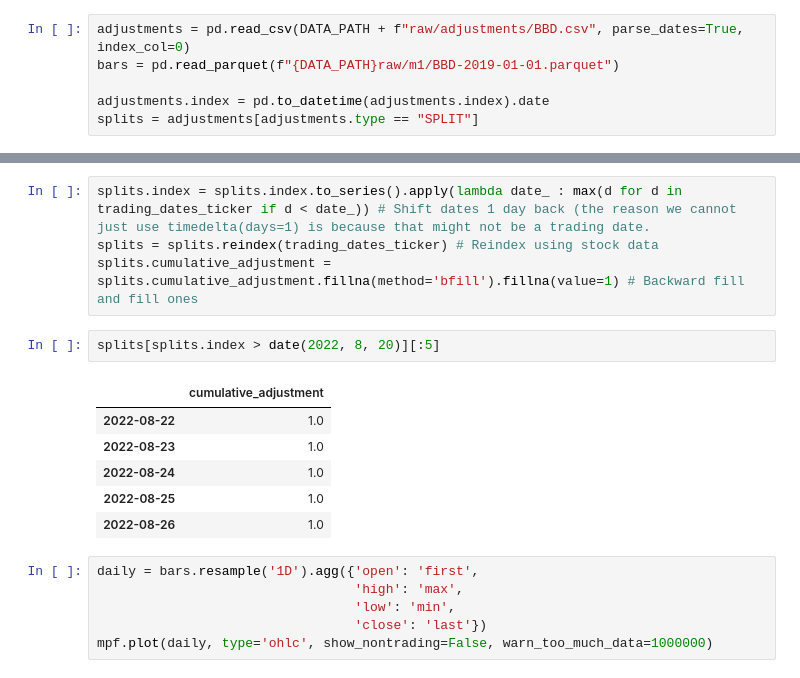
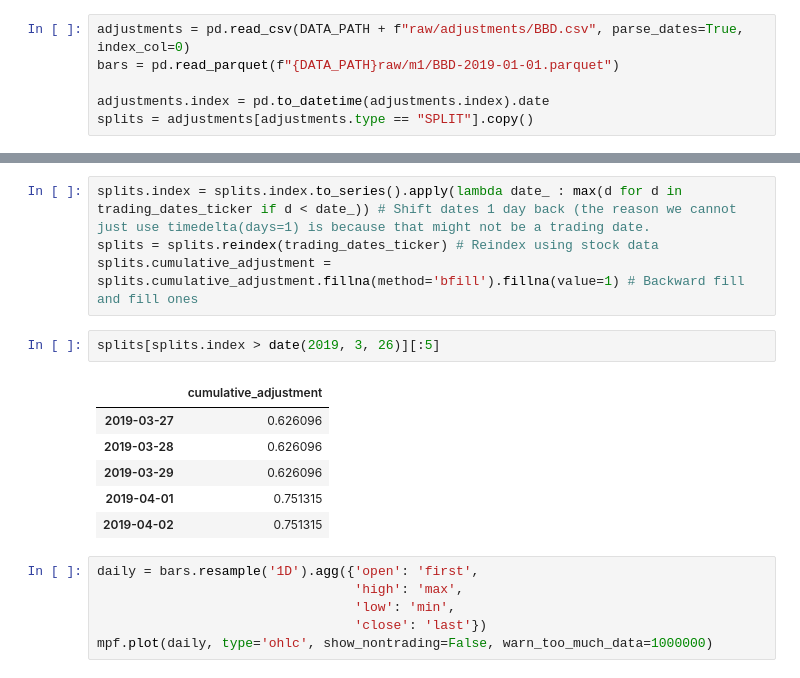
Before and after one commit to shinathan/QSExtended, a Jupyter notebook: data_import/polygon/5_process_raw_data.ipynb, the cells around one changed output, grey strips where cells are left out. Drawn from its saved outputs; the diff is of its cells as text.

```diff
--- a/data_import/polygon/5_process_raw_data.ipynb
+++ b/data_import/polygon/5_process_raw_data.ipynb
@@ -27,7 +25,7 @@ adjustments = pd.read_csv(DATA_PATH + f"raw/adjustments/BBD.csv", parse_dates=Tr
 bars = pd.read_parquet(f"{DATA_PATH}raw/m1/BBD-2019-01-01.parquet")
 
 adjustments.index = pd.to_datetime(adjustments.index).date
-splits = adjustments[adjustments.type == "SPLIT"]
+splits = adjustments[adjustments.type == "SPLIT"].copy()
 # %%
 splits
 # %% [output]
@@ -54,14 +52,14 @@ splits.index = splits.index.to_series().apply(lambda date_ : max(d for d in trad
 splits = splits.reindex(trading_dates_ticker) # Reindex using stock data
 splits.cumulative_adjustment = splits.cumulative_adjustment.fillna(method='bfill').fillna(value=1) # Backward fill and fill ones
 # %%
-splits[splits.index > date(2022, 8, 20)][:5]
+splits[splits.index > date(2019, 3, 26)][:5]
 # %% [output]
 |  | cumulative_adjustment |
-| 2022-08-22 | 1.0 |
-| 2022-08-23 | 1.0 |
-| 2022-08-24 | 1.0 |
-| 2022-08-25 | 1.0 |
-| 2022-08-26 | 1.0 |
+| 2019-03-27 | 0.626096 |
+| 2019-03-28 | 0.626096 |
+| 2019-03-29 | 0.626096 |
+| 2019-04-01 | 0.751315 |
+| 2019-04-02 | 0.751315 |
 # %%
 daily = bars.resample('1D').agg({'open': 'first',
                                  'high': 'max',
```
Also changed, not shown: parts of 15 cells of this notebook.
